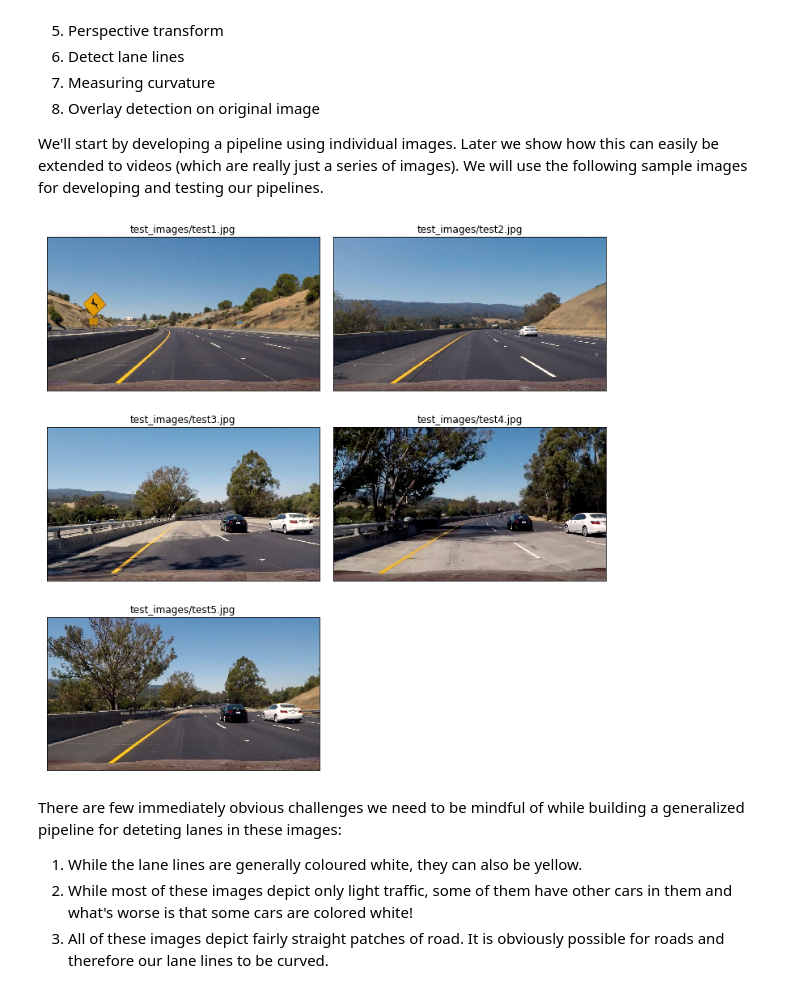
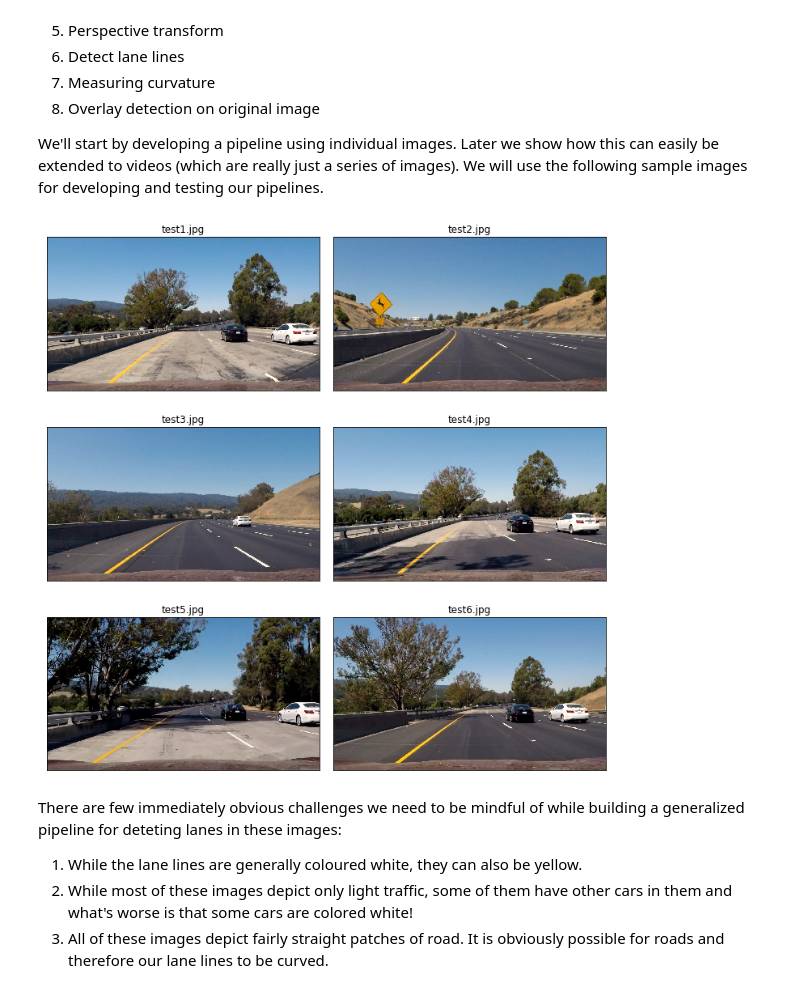
Before and after one commit to fqaiser94/CarND-Vehicle-Detection, a Jupyter notebook: Vehicle_detection.ipynb, the cells around one changed output. Saved outputs shown, nothing was run; the diff lists cells and outputs as text; code cells hidden in the pictures.

```diff
--- a/Vehicle_detection.ipynb
+++ b/Vehicle_detection.ipynb
@@ -44,20 +44,20 @@ We'll start by developing a pipeline using individual images. Later we show how
 # %%
 test_img_dir = "test_images/"
 
-original_image_names = (
+test_image_names = (
     sorted(
         os.listdir(test_img_dir)
     )
-)[1:]
+)
 
-original_image_names = list(
-    map(lambda name: test_img_dir + name,
-        original_image_names))
+test_image_paths = list(
+    map(lambda x: test_img_dir + x,
+        test_image_names))
 # %%
 def show_image_list(img_list,
                     cols=2,
                     fig_size=(10, 10),
-                    img_labels=original_image_names,
+                    img_labels=None,
                     cmap=None):
 
     """
@@ -102,14 +102,17 @@ def load_image(image_path):
 
     return imgRGB
 # %%
-original_images = list(
+test_images = list(
     map(lambda img: load_image(img),
-        original_image_names[1:])
+        test_image_paths)
 )
 
-show_image_list(img_list = original_images)
+show_image_list(
+    img_list = test_images,
+    img_labels = test_image_names
+)
 # %% [output]
-[figure, old version]
+[figure, new version]
 # %% [markdown]
 There are few immediately obvious challenges we need to be mindful of while building a generalized pipeline for deteting lanes in these images:
 
```
Also changed, not shown: parts of 59 cells of this notebook, 10 other files.
